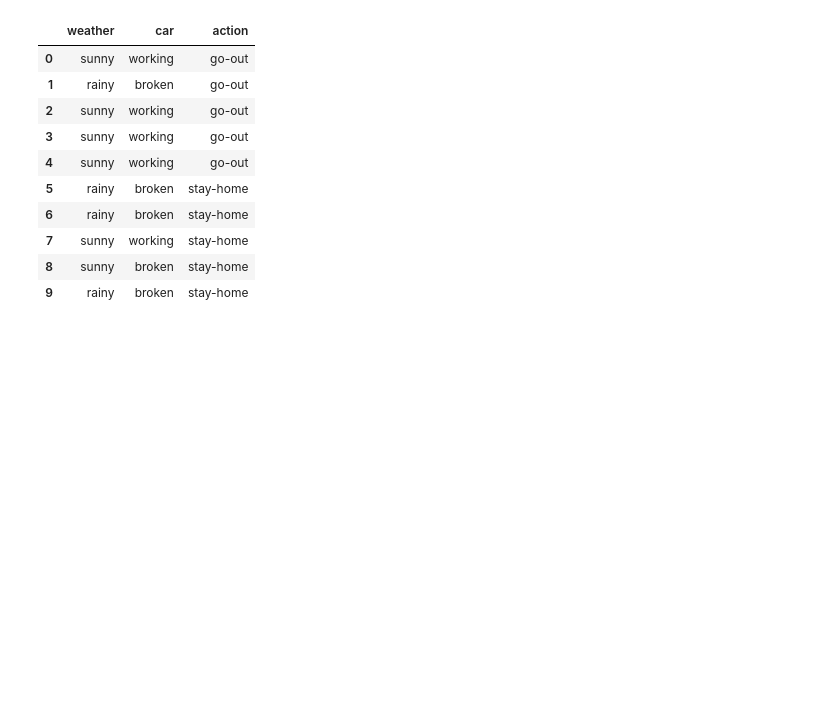
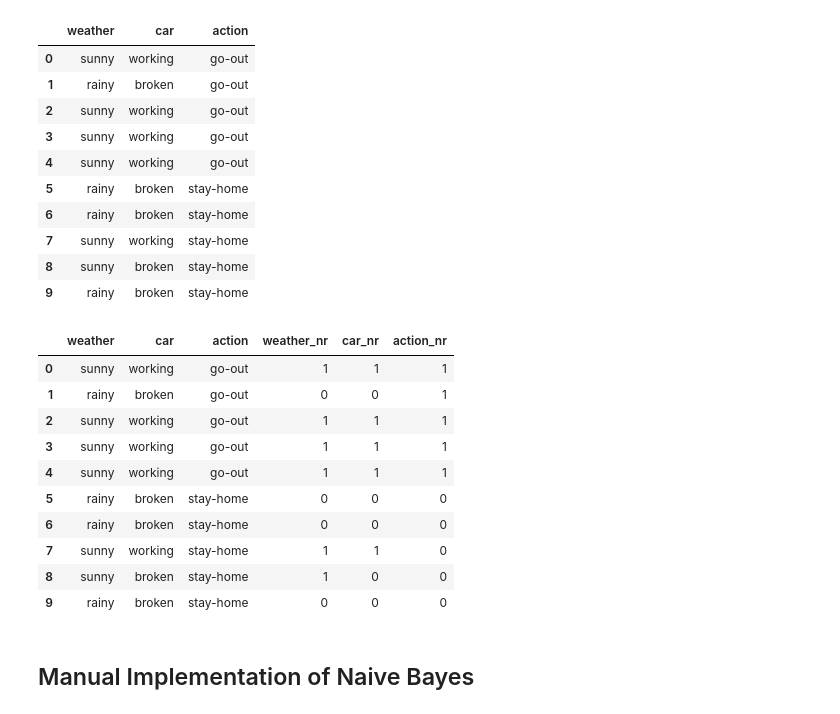
Before and after one commit to muscak/Master-Machine-Learning-Algorithms, a Jupyter notebook: Nonlinear-Algorithms/Naive-Bayes/Naive_and_Gaussian_Bayes.ipynb, the cells around one changed output. Saved outputs shown, nothing was run; the diff lists cells and outputs as text; code cells hidden in the pictures; blank space fills up the shorter version.

```diff
--- a/Nonlinear-Algorithms/Naive-Bayes/Naive_and_Gaussian_Bayes.ipynb
+++ b/Nonlinear-Algorithms/Naive-Bayes/Naive_and_Gaussian_Bayes.ipynb
@@ -41,3 +53,26 @@ df
 | 7 | sunny | working | stay-home |
 | 8 | sunny | broken | stay-home |
 | 9 | rainy | broken | stay-home |
+# %%
+# Map the string vaules to binary values
+weather_nr = {'sunny':1, 'rainy':0}
+car_nr = {'working':1, 'broken':0}
+action_nr = {'go-out':1, 'stay-home':0}
+df['weather_nr'] = df['weather'].map(weather_nr)
+df['car_nr'] = df['car'].map(car_nr)
+df['action_nr'] = df['action'].map(action_nr)
+df
+# %% [output]
+|  | weather | car | action | weather_nr | car_nr | action_nr |
+| 0 | sunny | working | go-out | 1 | 1 | 1 |
+| 1 | rainy | broken | go-out | 0 | 0 | 1 |
+| 2 | sunny | working | go-out | 1 | 1 | 1 |
+| 3 | sunny | working | go-out | 1 | 1 | 1 |
+| 4 | sunny | working | go-out | 1 | 1 | 1 |
+| 5 | rainy | broken | stay-home | 0 | 0 | 0 |
+| 6 | rainy | broken | stay-home | 0 | 0 | 0 |
+| 7 | sunny | working | stay-home | 1 | 1 | 0 |
+| 8 | sunny | broken | stay-home | 1 | 0 | 0 |
+| 9 | rainy | broken | stay-home | 0 | 0 | 0 |
+# %% [markdown]
+## Manual Implementation of Naive Bayes
```
Also changed, not shown: parts of 12 cells of this notebook.
